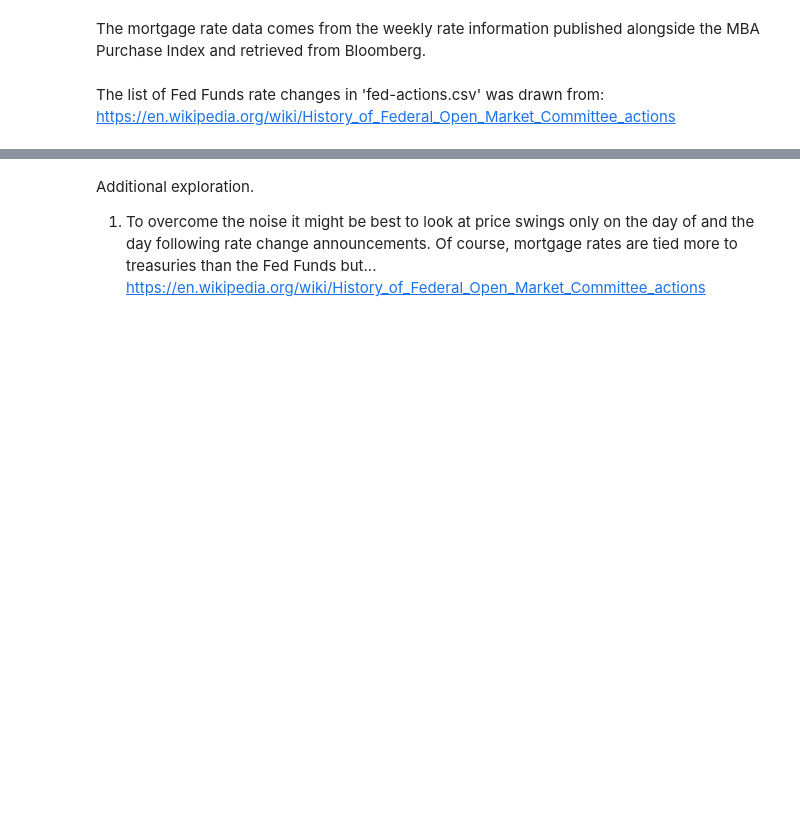
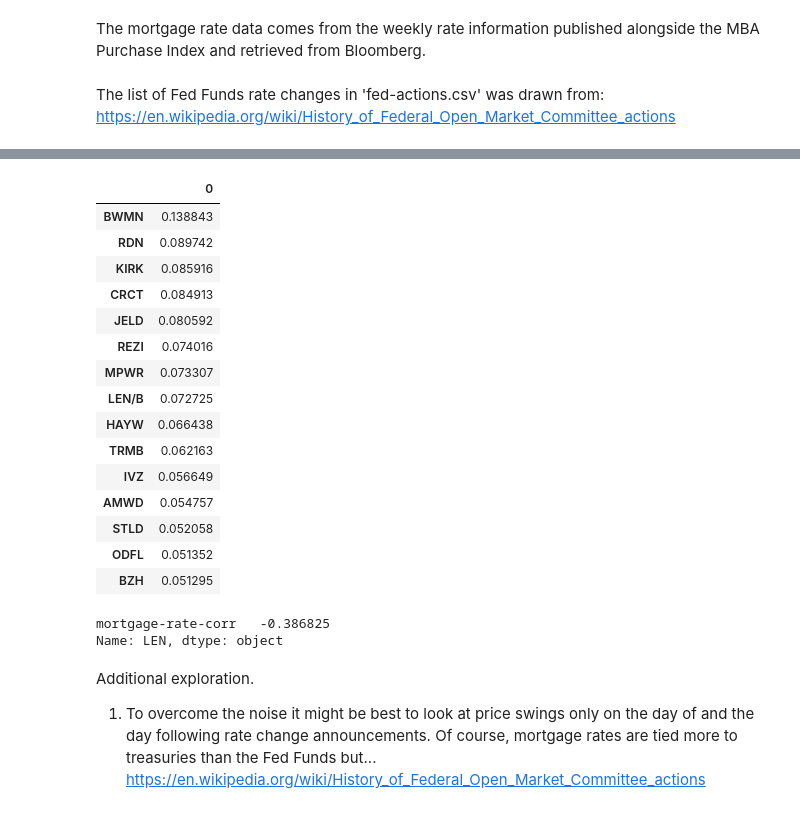
Before and after one commit to bengen343/home-downpayment-stock-scan, a Jupyter notebook: home_investment.ipynb, the cells around one changed output, grey strips where cells are left out. Saved outputs shown, nothing was run; the diff lists cells and outputs as text; code cells hidden in the pictures; blank space fills up the shorter version.

```diff
--- a/home_investment.ipynb
+++ b/home_investment.ipynb
@@ -30,7 +29,7 @@ But generally speaking, we should ignore the above and focus on just the S&P500
 # %%
 # Set the date range we're interesed in for the rest of the analysis.
 start_dt = pd.to_datetime('2000-01-01')
-end_dt = pd.to_datetime('2022-08-01')
+end_dt = pd.to_datetime('2023-02-01')
 # %%
 # This is a list of all tickers on the S&P500 circa... whenever.
 spx_tickers_df = pd.read_csv('https://raw.githubusercontent.com/datasets/s-and-p-500-companies/master/data/constituents.csv', on_bad_lines='warn')
@@ -59,7 +58,7 @@ target_tickers_lst = spx_tickers_df['Symbol'].to_list() + target_tickers_df['Sym
 target_tickers_lst = list(set(target_tickers_lst))
 # %%
 # OR Define your targets as only those potential equities you've identified.
-target_tickers_lst = list(set(target_tickers_df['Symbol'].to_list() + ['^GSPC']))
+# target_tickers_lst = list(set(target_tickers_df['Symbol'].to_list() + ['^GSPC']))
 # %%
 # Download the MONTHLY data on stock prices for our selected equities from Y Finance
 targets_df = pd.DataFrame()
@@ -182,7 +217,6 @@ fed_reactions_df = fed_reactions_df.set_index('date')
 # %%
 fed_price_swings_df = pd.DataFrame()
 for dt in tqdm(fed_actions_df.index):
-    print(dt)
     # Add the action the Fed took to the new dataframe
     fed_price_swings_df.loc[dt, 'fed-rate-change'] = fed_actions_df.loc[dt, 'fed-rate-change']
 
@@ -191,15 +225,17 @@ for dt in tqdm(fed_actions_df.index):
     trail_dt = dt + timedelta(days=7)
 
     for ticker in list(fed_reactions_df):
+        change_flt = None
+
         # Get the prices for each equity on that date.
         try:
             lead_price_flt = fed_reactions_df.loc[lead_dt, ticker]
             trail_price_flt = fed_reactions_df.loc[trail_dt, ticker]
-        except Exception as e:
-           print("No matching date")
 
-        # Calculate the price change
-        change_flt = trail_price_flt / lead_price_flt - 1
+            # Calculate the price change
+            change_flt = trail_price_flt / lead_price_flt - 1
+        except:
+            change_flt = None
 
         # Write the results to the data frame
         fed_price_swings_df.loc[dt, ticker] = change_flt
@@ -208,2 +242,2 @@ fed_reactions_df.tail()
 # %%
-pd.DataFrame(fed_price_swings_df[fed_price_swings_df['fed-rate-change'] < 0].mean(axis=0)).sort_values(0, ascending=False)[:10]
+fed_reactors_df = pd.DataFrame(fed_price_swings_df[fed_price_swings_df['fed-rate-change'] < 0].median(axis=0)).sort_values(0, ascending=False)[:15]
@@ -210,3 +258,27 @@ pd.DataFrame(fed_price_swings_df[fed_price_swings_df['fed-rate-change'] < 0].mea
+# %%
+fed_reactors_df
+# %% [output]
+|  | 0 |
+| BWMN | 0.138843 |
+| RDN | 0.089742 |
+| KIRK | 0.085916 |
+| CRCT | 0.084913 |
+| JELD | 0.080592 |
+| REZI | 0.074016 |
+| MPWR | 0.073307 |
+| LEN/B | 0.072725 |
+| HAYW | 0.066438 |
+| TRMB | 0.062163 |
+| IVZ | 0.056649 |
+| AMWD | 0.054757 |
+| STLD | 0.052058 |
+| ODFL | 0.051352 |
+| BZH | 0.051295 |
+# %%
+corr_df.loc['LEN',]
+# %% [output]
+mortgage-rate-corr   -0.386825
+Name: LEN, dtype: object
 # %% [markdown]
 Additional exploration.
 1. To overcome the noise it might be best to look at price swings only on the day of and the day following rate change announcements. Of course, mortgage rates are tied more to treasuries than the Fed Funds but... https://en.wikipedia.org/wiki/History_of_Federal_Open_Market_Committee_actions
```
Also changed, not shown: parts of 13 cells of this notebook, 1 other file.
